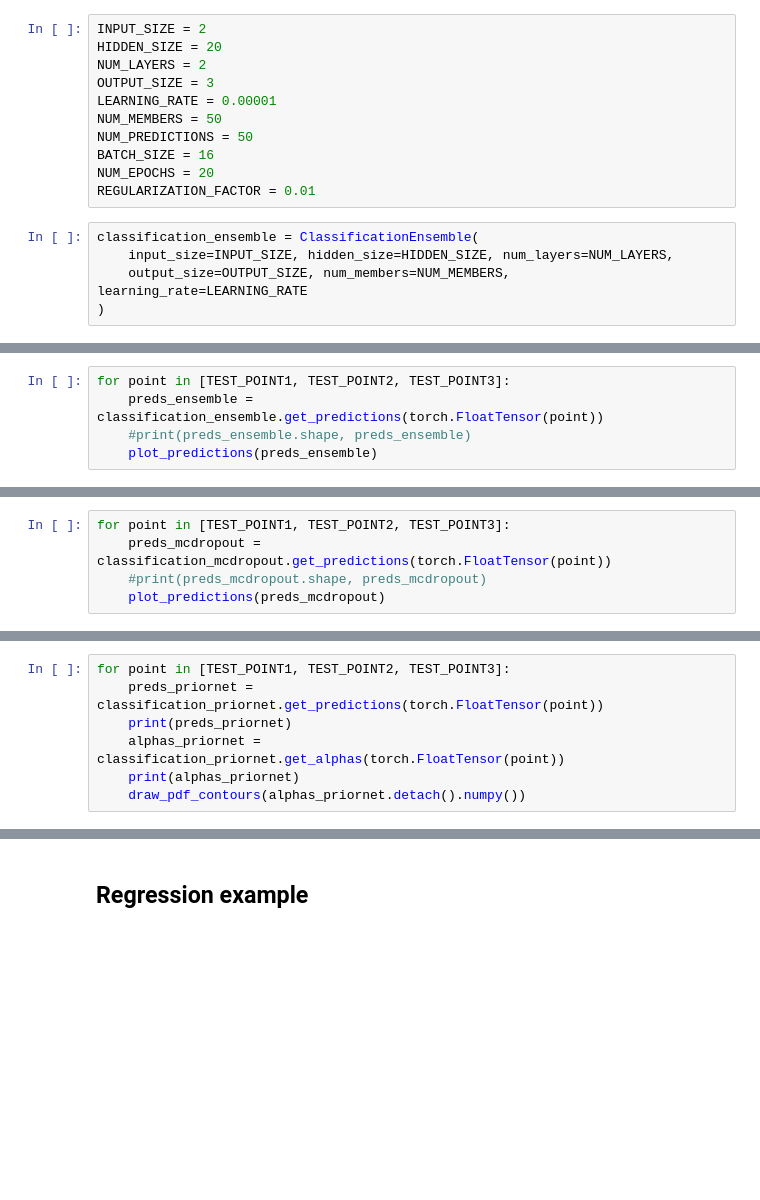
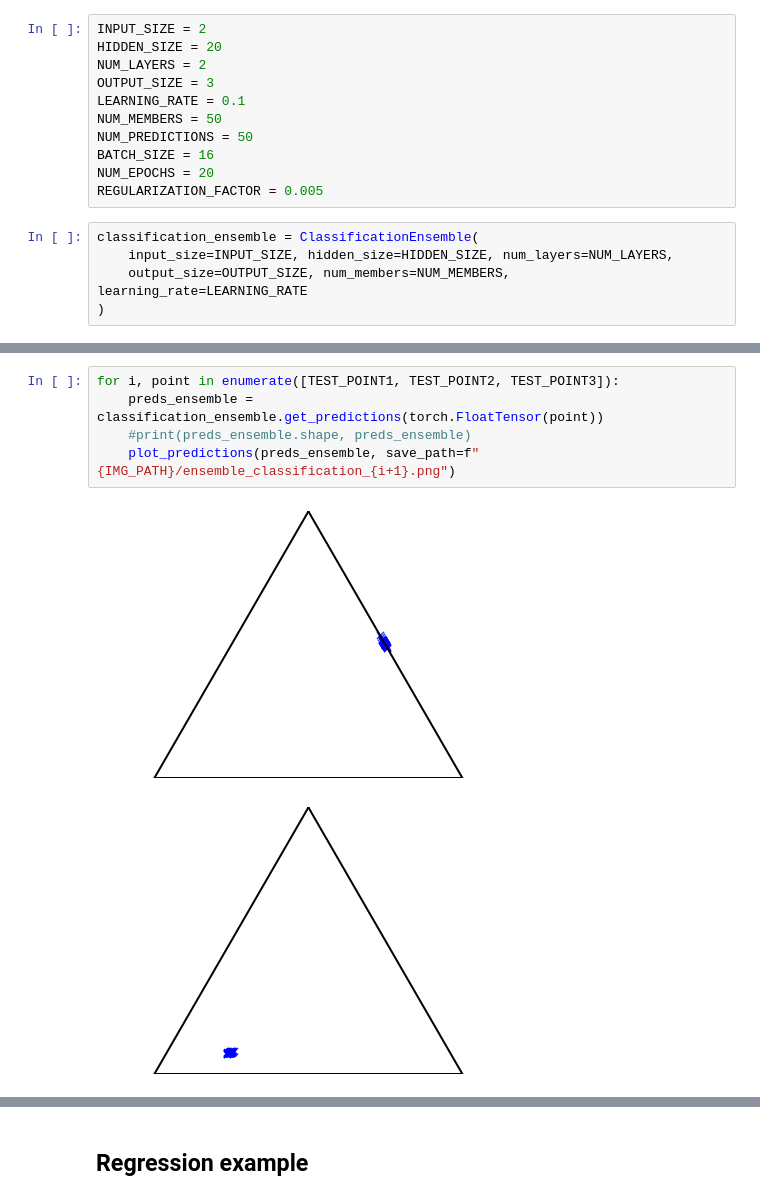
Before and after one commit to Kaleidophon/evidential-deep-learning-survey, a Jupyter notebook: example.ipynb, the cells around one changed output, grey strips where cells are left out. Drawn from its saved outputs; the diff is of its cells as text; blank space fills up the shorter version.

Commit message:
Nail down classification example

```diff
--- a/example.ipynb
+++ b/example.ipynb
@@ -278,12 +278,12 @@ INPUT_SIZE = 2
 HIDDEN_SIZE = 20
 NUM_LAYERS = 2
 OUTPUT_SIZE = 3
-LEARNING_RATE = 0.00001
+LEARNING_RATE = 0.1
 NUM_MEMBERS = 50
 NUM_PREDICTIONS = 50
 BATCH_SIZE = 16
 NUM_EPOCHS = 20
-REGULARIZATION_FACTOR = 0.01
+REGULARIZATION_FACTOR = 0.005
 # %%
 classification_ensemble = ClassificationEnsemble(
     input_size=INPUT_SIZE, hidden_size=HIDDEN_SIZE, num_layers=NUM_LAYERS,
@@ -413,5 +291,0 @@ def draw_pdf_contours(alphas, nlevels=200, subdiv=8, **kwargs):
-# %%
-for point in [TEST_POINT1, TEST_POINT2, TEST_POINT3]:
-    preds_ensemble = classification_ensemble.get_predictions(torch.FloatTensor(point))
-    #print(preds_ensemble.shape, preds_ensemble)
-    plot_predictions(preds_ensemble)
@@ -422,5 +291,0 @@ for point in [TEST_POINT1, TEST_POINT2, TEST_POINT3]:
-# %%
-for point in [TEST_POINT1, TEST_POINT2, TEST_POINT3]:
-    preds_mcdropout = classification_mcdropout.get_predictions(torch.FloatTensor(point))
-    #print(preds_mcdropout.shape, preds_mcdropout)
-    plot_predictions(preds_mcdropout)
@@ -431,7 +291,0 @@ for point in [TEST_POINT1, TEST_POINT2, TEST_POINT3]:
-# %%
-for point in [TEST_POINT1, TEST_POINT2, TEST_POINT3]:
-    preds_priornet = classification_priornet.get_predictions(torch.FloatTensor(point))
-    print(preds_priornet)
-    alphas_priornet = classification_priornet.get_alphas(torch.FloatTensor(point))
-    print(alphas_priornet)
-    draw_pdf_contours(alphas_priornet.detach().numpy())
@@ -447,0 +474,8 @@ tensor([2.5298, 1.4565, 1.9365], grad_fn=<AddBackward0>)
+# %%
+for i, point in enumerate([TEST_POINT1, TEST_POINT2, TEST_POINT3]):
+    preds_ensemble = classification_ensemble.get_predictions(torch.FloatTensor(point))
+    #print(preds_ensemble.shape, preds_ensemble)
+    plot_predictions(preds_ensemble, save_path=f"{IMG_PATH}/ensemble_classification_{i+1}.png")
+# %% [output]
+[figure, added]
+[figure, added]
```
Also changed, not shown: parts of 25 cells of this notebook, 12 other files.
